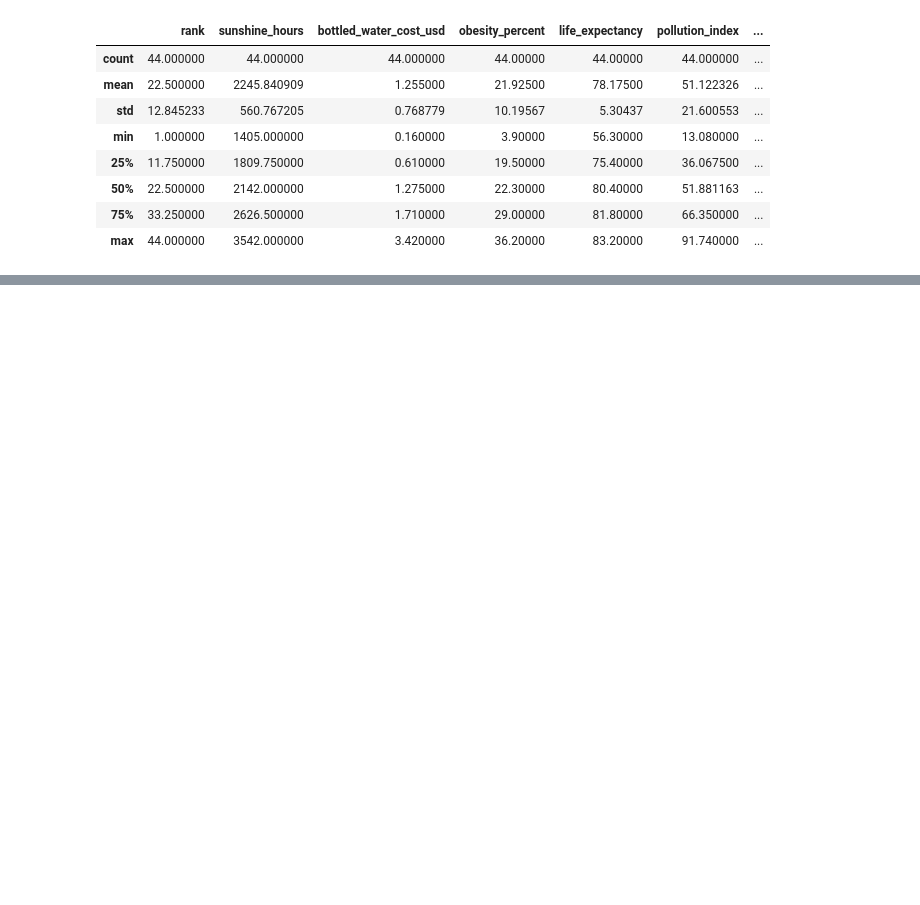
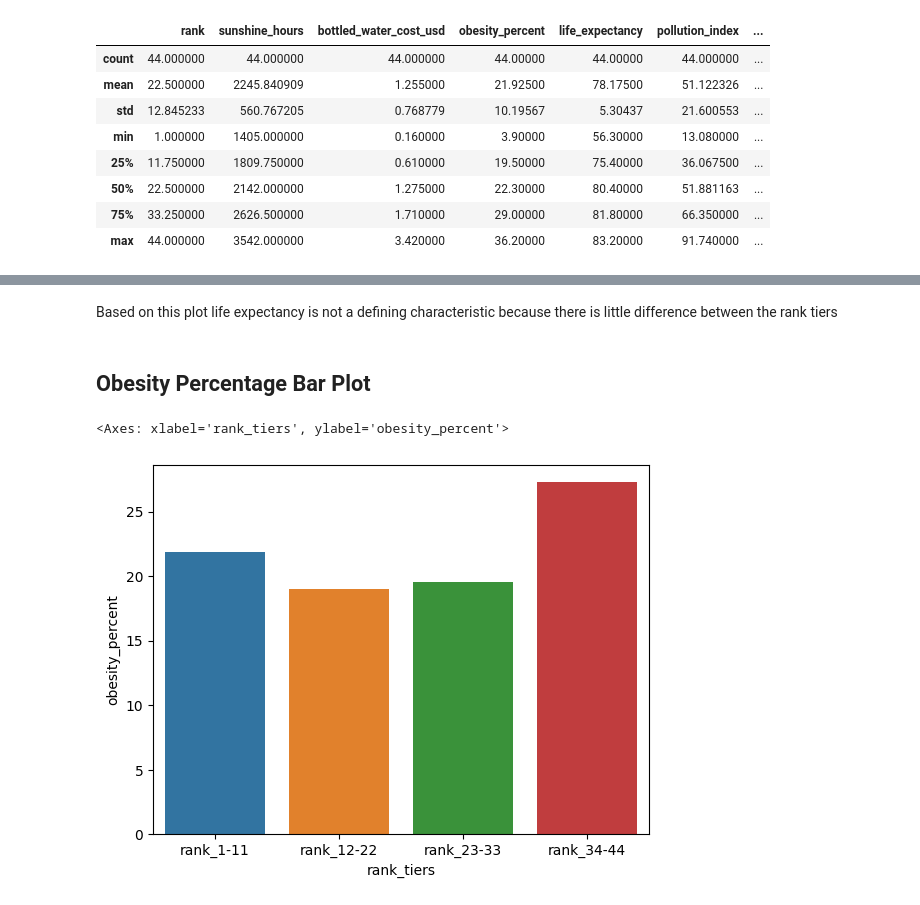
Before and after one commit to josh2894/Josh-Guo-Data-Science, a Jupyter notebook: DS Practice/HealthyLifestyle.ipynb, the cells around one changed output, grey strips where cells are left out. Drawn from its saved outputs; the diff is of its cells as text; code cells hidden in the pictures; blank space fills up the shorter version.

```diff
--- a/DS Practice/HealthyLifestyle.ipynb
+++ b/DS Practice/HealthyLifestyle.ipynb
@@ -202,0 +222,9 @@ df.describe()
+# %% [markdown]
+Based on this plot life expectancy is not a defining characteristic because there is little difference between the rank tiers
+# %% [markdown]
+## Obesity Percentage Bar Plot
+# %%
+sns.barplot(data=df, x=df["rank_tiers"], y=df["obesity_percent"], errorbar=None)
+# %% [output]
+<Axes: xlabel='rank_tiers', ylabel='obesity_percent'>
+[figure, added]
```
Also changed, not shown: parts of 31 cells of this notebook.
